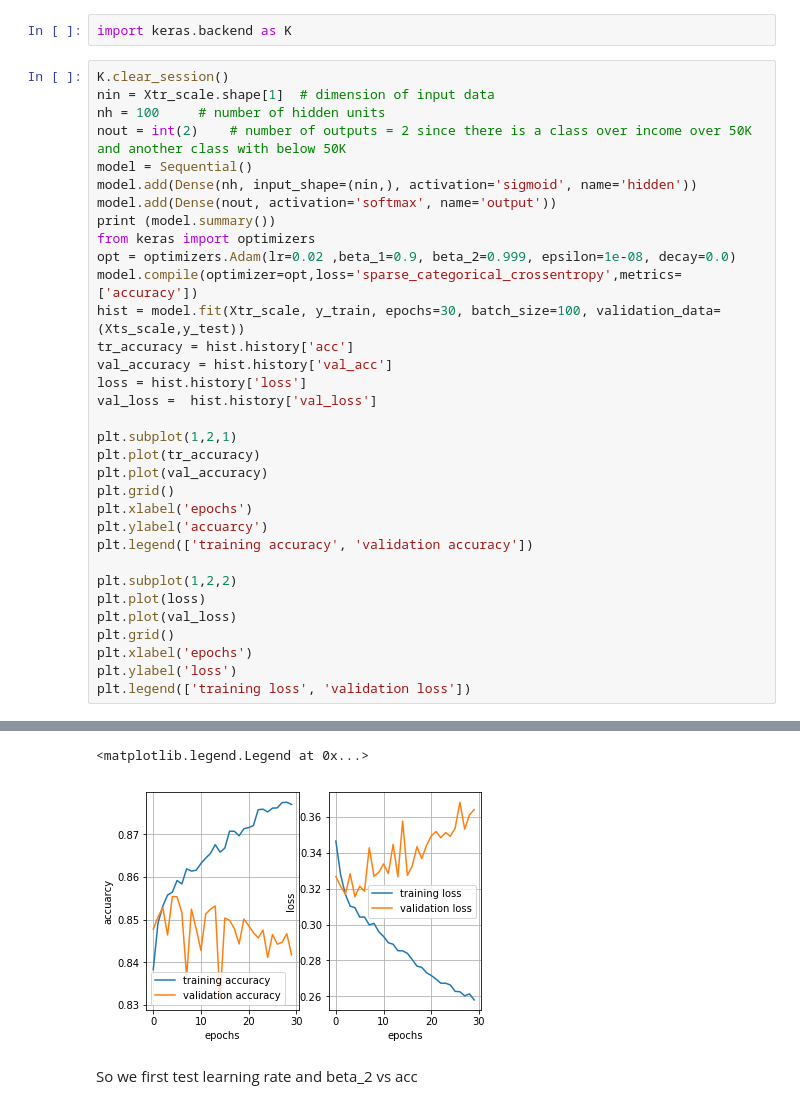
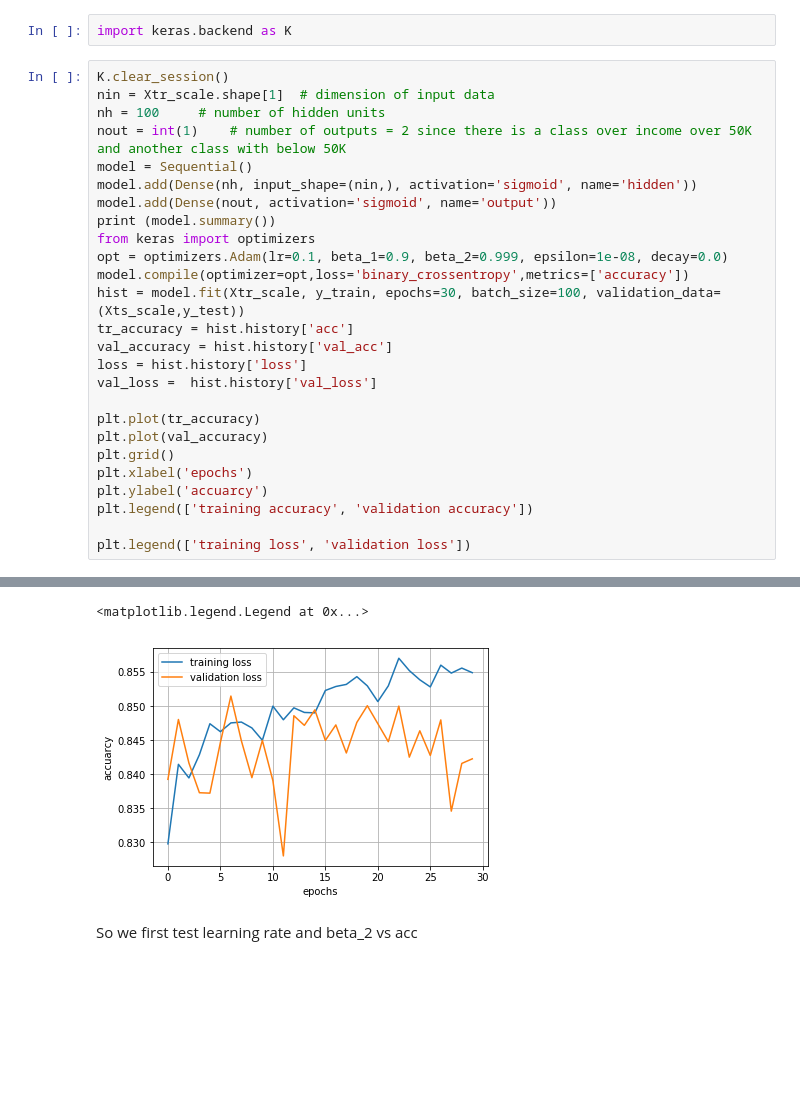
Before and after one commit to zwj102030/Machine_Learning_project, a Jupyter notebook: NN_classification .ipynb, the cells around one changed output, grey strips where cells are left out. Drawn from its saved outputs; the diff is of its cells as text; blank space fills up the shorter version.

```diff
--- a/NN_classification .ipynb
+++ b/NN_classification .ipynb
@@ -99,21 +101,20 @@ import keras.backend as K
 K.clear_session()
 nin = Xtr_scale.shape[1]  # dimension of input data
 nh = 100     # number of hidden units
-nout = int(2)    # number of outputs = 2 since there is a class over income over 50K and another class with below 50K
+nout = int(1)    # number of outputs = 2 since there is a class over income over 50K and another class with below 50K
 model = Sequential()
 model.add(Dense(nh, input_shape=(nin,), activation='sigmoid', name='hidden'))
-model.add(Dense(nout, activation='softmax', name='output'))
+model.add(Dense(nout, activation='sigmoid', name='output'))
 print (model.summary())
 from keras import optimizers
-opt = optimizers.Adam(lr=0.02 ,beta_1=0.9, beta_2=0.999, epsilon=1e-08, decay=0.0)
-model.compile(optimizer=opt,loss='sparse_categorical_crossentropy',metrics=['accuracy'])
+opt = optimizers.Adam(lr=0.1, beta_1=0.9, beta_2=0.999, epsilon=1e-08, decay=0.0)
+model.compile(optimizer=opt,loss='binary_crossentropy',metrics=['accuracy'])
 hist = model.fit(Xtr_scale, y_train, epochs=30, batch_size=100, validation_data=(Xts_scale,y_test))
 tr_accuracy = hist.history['acc']
 val_accuracy = hist.history['val_acc']
 loss = hist.history['loss']
 val_loss =  hist.history['val_loss']
 
-plt.subplot(1,2,1)
 plt.plot(tr_accuracy)
 plt.plot(val_accuracy)
 plt.grid()
@@ -121,12 +122,6 @@ plt.xlabel('epochs')
 plt.ylabel('accuarcy')
 plt.legend(['training accuracy', 'validation accuracy'])
 
-plt.subplot(1,2,2)
-plt.plot(loss)
-plt.plot(val_loss)
-plt.grid()
-plt.xlabel('epochs')
-plt.ylabel('loss')
 plt.legend(['training loss', 'validation loss'])
 # %% [output]
 _________________________________________________________________
@@ -149,5 +144,5 @@ Epoch 30/30
 <matplotlib.legend.Legend at 0x...>
-[figure, old version]
+[figure, new version]
 # %% [markdown]
 So we first test learning rate and beta_2 vs acc
 # %%
```
Also changed, not shown: parts of 3 cells of this notebook.
